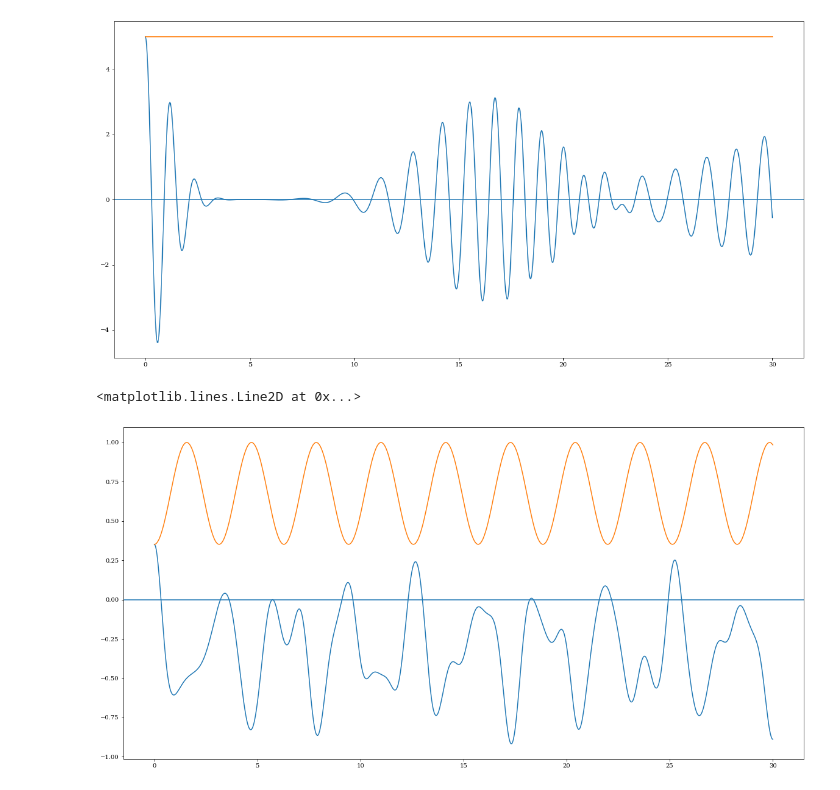
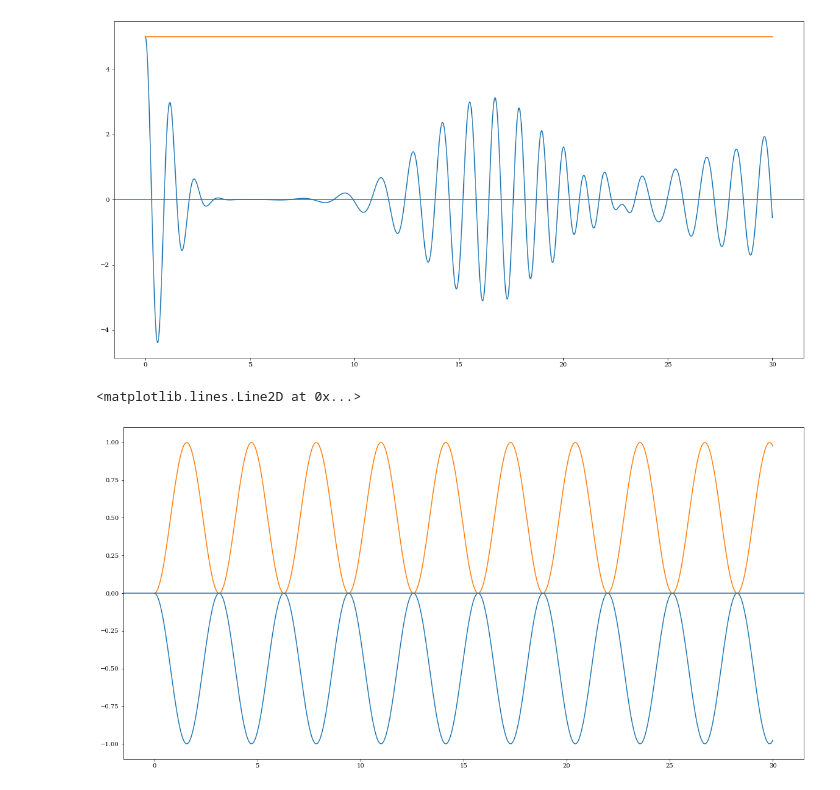
Before and after one commit to Jumarulanda/GFAM-JI, a Jupyter notebook: stg_0.5/Untitled.ipynb, the cells around one changed output. Cells and saved outputs as stored; diff of their text form; code cells hidden in the pictures.

```diff
--- a/stg_0.5/Untitled.ipynb
+++ b/stg_0.5/Untitled.ipynb
@@ -20,7 +20,7 @@ n_bar = 5
 alpha = np.sqrt(n_bar)
 lamb = 1
 
-r,theta = 1,np.pi/6
+r,theta = 0.001,np.pi/6
 
 N = rj.N_sq(r,theta,alpha)
 
@@ -41,9 +41,9 @@ ax.axhline(y=0)
 # %%
 fig,ax = plt.subplots(figsize=(20,10))
 
-ax.plot(t_range, rj.W(t_range,lamb,det,c_eg,c_2,500,r,theta))
-ax.plot(t_range, rj.psi_mod(t_range,lamb,det,c_eg,c_2,500,r,theta))
+ax.plot(t_range, rj.W(t_range,lamb,det,c_eg,c_2,800,r,theta))
+ax.plot(t_range, rj.psi_mod(t_range,lamb,det,c_eg,c_2,800,r,theta))
 ax.axhline(y=0)
 # %% [output]
 <matplotlib.lines.Line2D at 0x...>
-[figure, old version]
+[figure, new version]
```
Also changed, not shown: parts of 4 cells of this notebook, 1 other file.
